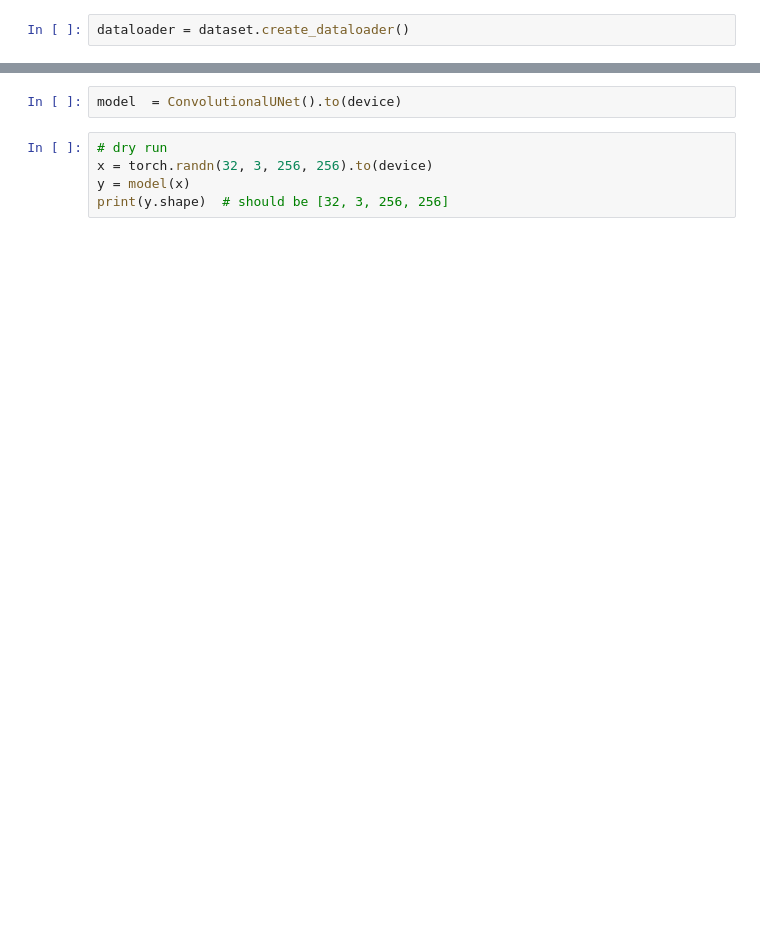
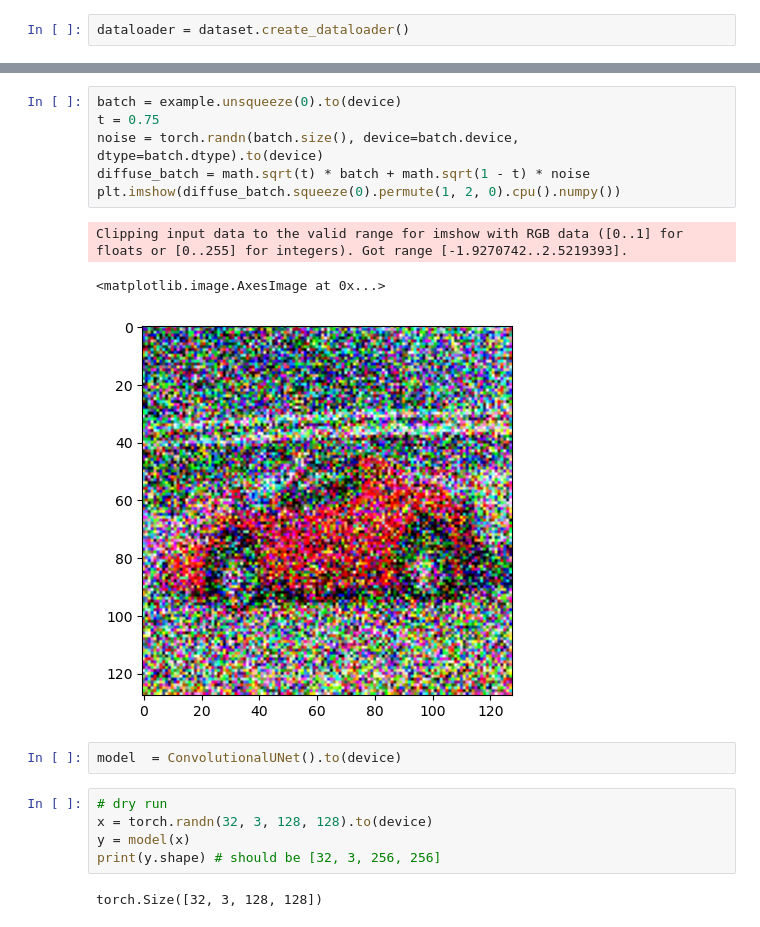
Before and after one commit to joshnegreanu/diffusion-and-flow-matching-image-generation, a Jupyter notebook: test.ipynb, the cells around one changed output, grey strips where cells are left out. Cells and saved outputs as stored; diff of their text form; blank space fills up the shorter version.

```diff
--- a/test.ipynb
+++ b/test.ipynb
@@ -44,7 +56,19 @@ plt.imshow(example.permute(1, 2, 0))
+# %%
+batch = example.unsqueeze(0).to(device)
+t = 0.75
+noise = torch.randn(batch.size(), device=batch.device, dtype=batch.dtype).to(device)
+diffuse_batch = math.sqrt(t) * batch + math.sqrt(1 - t) * noise
+plt.imshow(diffuse_batch.squeeze(0).permute(1, 2, 0).cpu().numpy())
+# %% [output]
+Clipping input data to the valid range for imshow with RGB data ([0..1] for floats or [0..255] for integers). Got range [-1.9270742..2.5219393].
+<matplotlib.image.AxesImage at 0x...>
+[figure, added]
 # %%
 model  = ConvolutionalUNet().to(device)
 # %%
 # dry run
-x = torch.randn(32, 3, 256, 256).to(device)
+x = torch.randn(32, 3, 128, 128).to(device)
 y = model(x)
-print(y.shape)  # should be [32, 3, 256, 256]
+print(y.shape) # should be [32, 3, 256, 256]
+# %% [output]
+torch.Size([32, 3, 128, 128])
```
Also changed, not shown: parts of 4 cells of this notebook, 23 other files.
